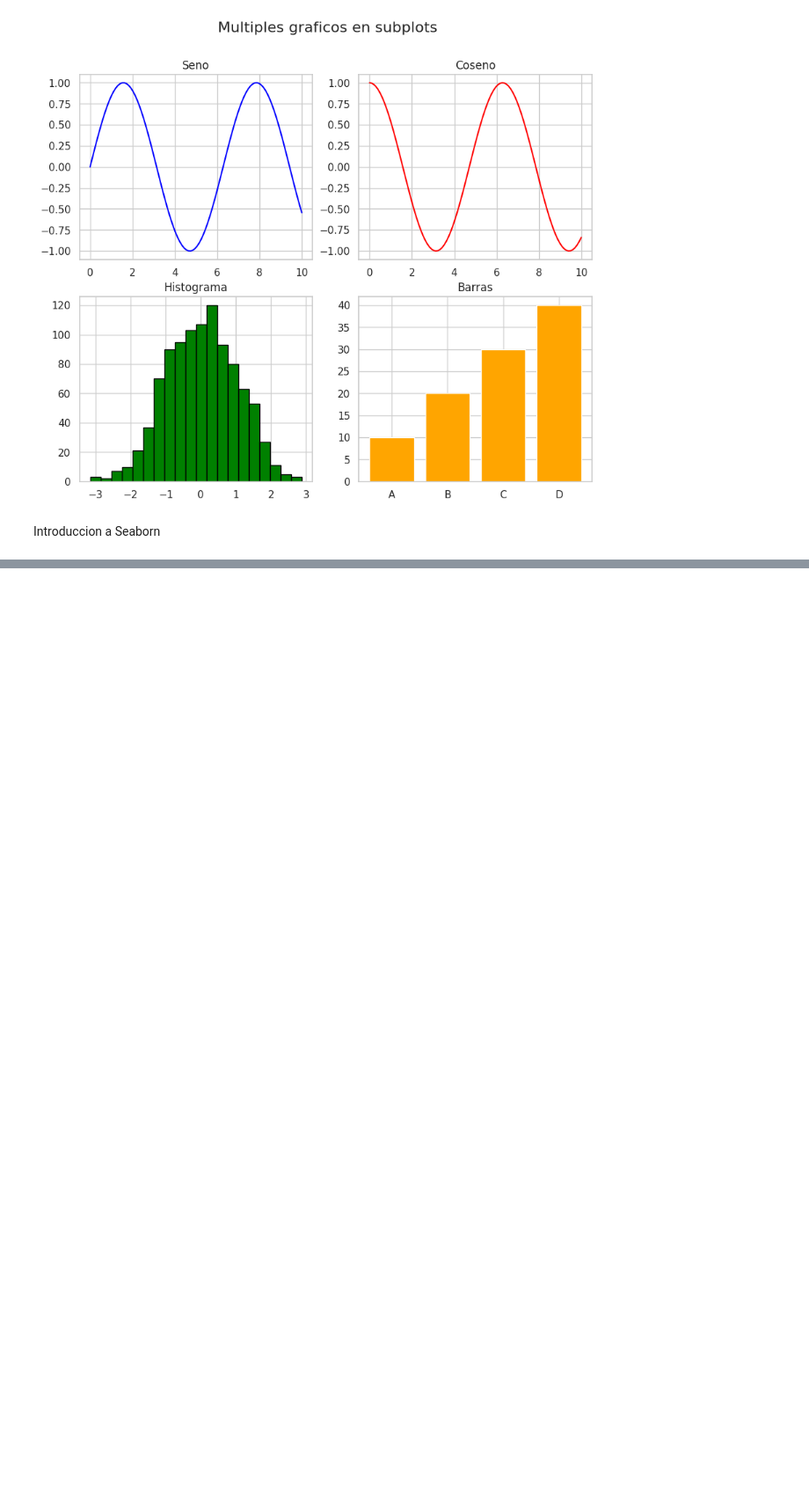
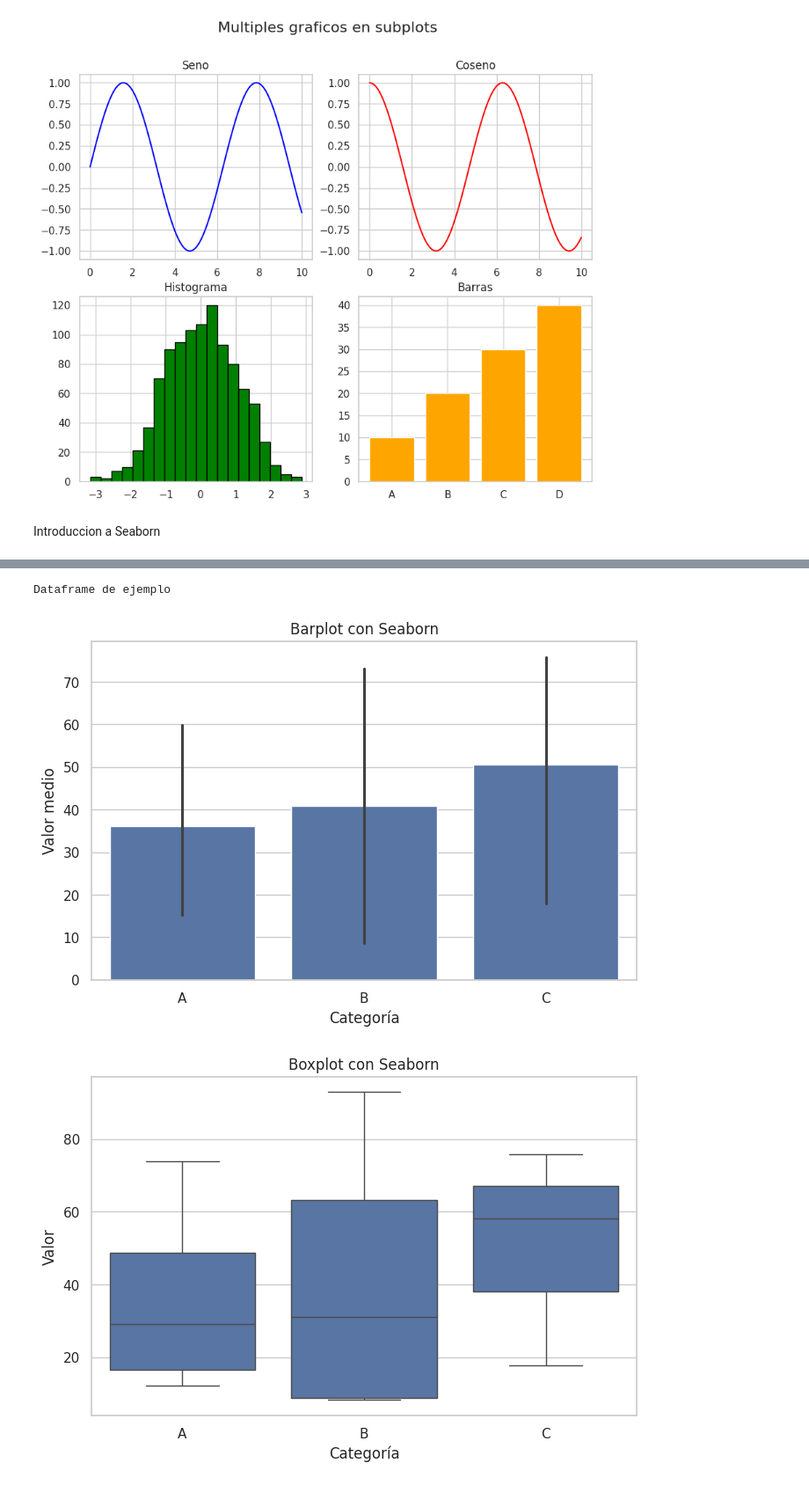
Before and after one commit to brunobobadilla06/Practica---Ciencia-de-Datos-I, a Jupyter notebook: Practica_2.ipynb, the cells around one changed output, grey strips where cells are left out. Shown at 88% size. Cells and saved outputs as stored; diff of their text form; code cells hidden in the pictures; blank space fills up the shorter version.

```diff
--- a/Practica_2.ipynb
+++ b/Practica_2.ipynb
@@ -564,0 +590,52 @@ plt.show()
+# %%
+#Graficos categoricos (barplot, boxplot, violinplot)
+# Crear un data frame de pandas de ejemplo
+data_cat = {
+    'Categoria': ['A', 'B', 'C', 'A', 'B', 'C', 'A', 'B', 'C', 'A', 'B'],
+    'Valor': np.random.rand(11) * 100,
+    'Grupo': ['G1', 'G1', 'G1', 'G2', 'G2', 'G2', 'G3', 'G3', 'G3', 'G1', 'G2']
+}
+df = pd.DataFrame(data_cat)
+
+print("Dataframe de ejemplo")
+df
+
+# Barplot, muestra la media por defecto, con intervalo de confianza
+plt.figure(figsize=(8, 5))
+sns.barplot(x='Categoria', y='Valor', data=df)
+
+plt.title("Barplot con Seaborn")
+plt.xlabel("Categoría")
+plt.ylabel("Valor medio")
+plt.show()
+
+# Boxplot Muestra la distribucion: mediana, cuartiles, outliers
+plt.figure(figsize=(8, 5))
+sns.boxplot(x='Categoria', y='Valor', data=df)
+
+plt.title("Boxplot con Seaborn")
+plt.xlabel("Categoría")
+plt.ylabel("Valor")
+plt.show()
+
+# violinplot (combina boxplot con kde)
+plt.figure(figsize=(8, 5))
+sns.violinplot(x='Categoria', y='Valor', data=df, palette='muted', inner='quartile', hue='Categoria')
+
+plt.title("Violinplot con Seaborn")
+plt.xlabel("Categoría")
+plt.ylabel("Valor")
+plt.show()
+
+# Barplot con subgrupos ('hue)
+plt.figure(figsize=(8, 5))
+sns.barplot(x='Categoria', y='Valor', hue='Grupo', data=df, palette='magma')
+
+plt.title("Barplot con Subgrupos (Seaborn)")
+plt.xlabel("Categoría")
+plt.ylabel("Valor medio")
+plt.show()
+# %% [output]
+Dataframe de ejemplo
+[figure, added]
+[figure, added]
```
Also changed, not shown: parts of 4 cells of this notebook.
